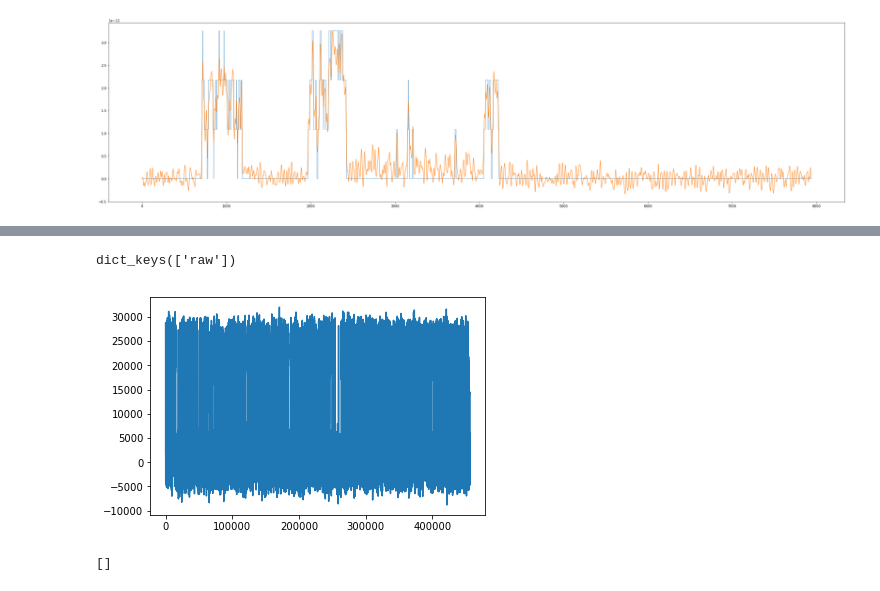
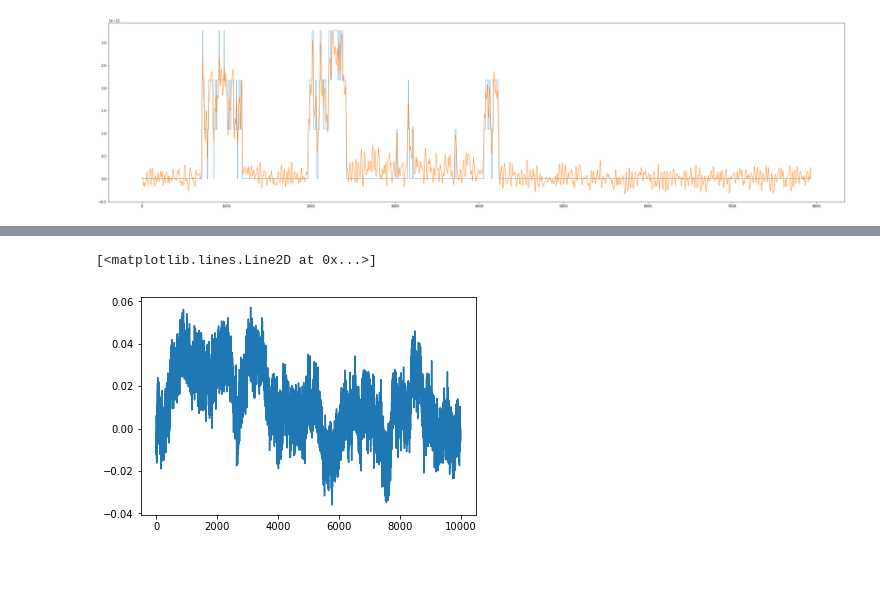
Before and after one commit to AGPlested/ASCAM, a Jupyter notebook: model.ipynb, the cells around one changed output, grey strips where cells are left out. Drawn from its saved outputs; the diff is of its cells as text; code cells hidden in the pictures.

```diff
--- a/model.ipynb
+++ b/model.ipynb
@@ -322,4 +392,0 @@ recaxo.data['G1000Hz'][0].plot_epoch()
-# %%
-rec.data.keys()
-# %% [output]
-dict_keys(['raw'])
@@ -329,9 +393,15 @@ rec.baseline_correction('G1000Hz',[0,10])
-# %%
-plt.plot(rec.data['raw'][0].currentTrace)
-plt.show()
-# %% [output]
-[figure, removed]
-# %%
-rec.data['G1000Hz']
-# %% [output]
-[]
+# %%
+### generate some 1+1/f noise
+f_val = 300
+length = 1e4
+f = np.arange(1,length)
+r = np.random.uniform(-1,1,size=len(f))
+i = np.random.uniform(-1,1,size=len(f))
+rp = r*(1+f_val/f)
+ip = i*(1+f_val/f)
+p = rp+1j*ip
+noise = np.fft.ifft(p)
+plt.plot(np.real(noise))
+# %% [output]
+[<matplotlib.lines.Line2D at 0x...>]
+[figure, added]
```
Also changed, not shown: parts of 30 cells of this notebook.
